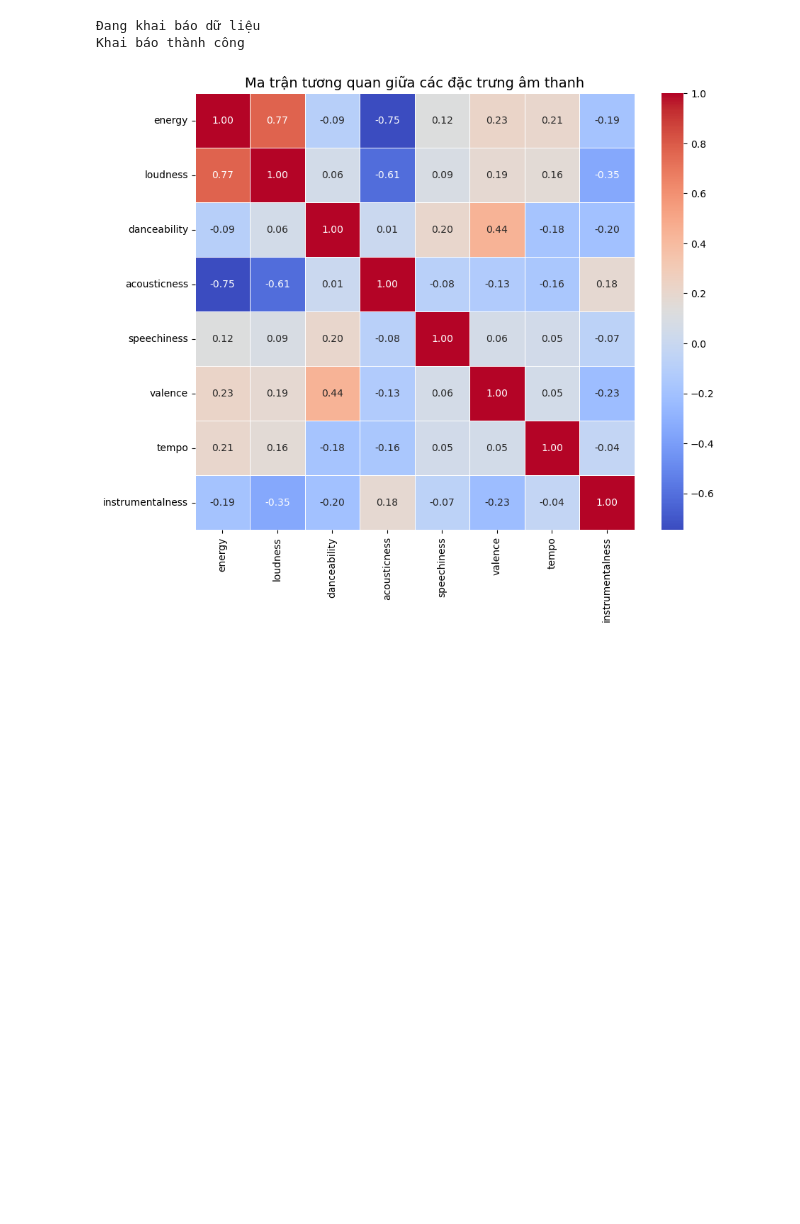
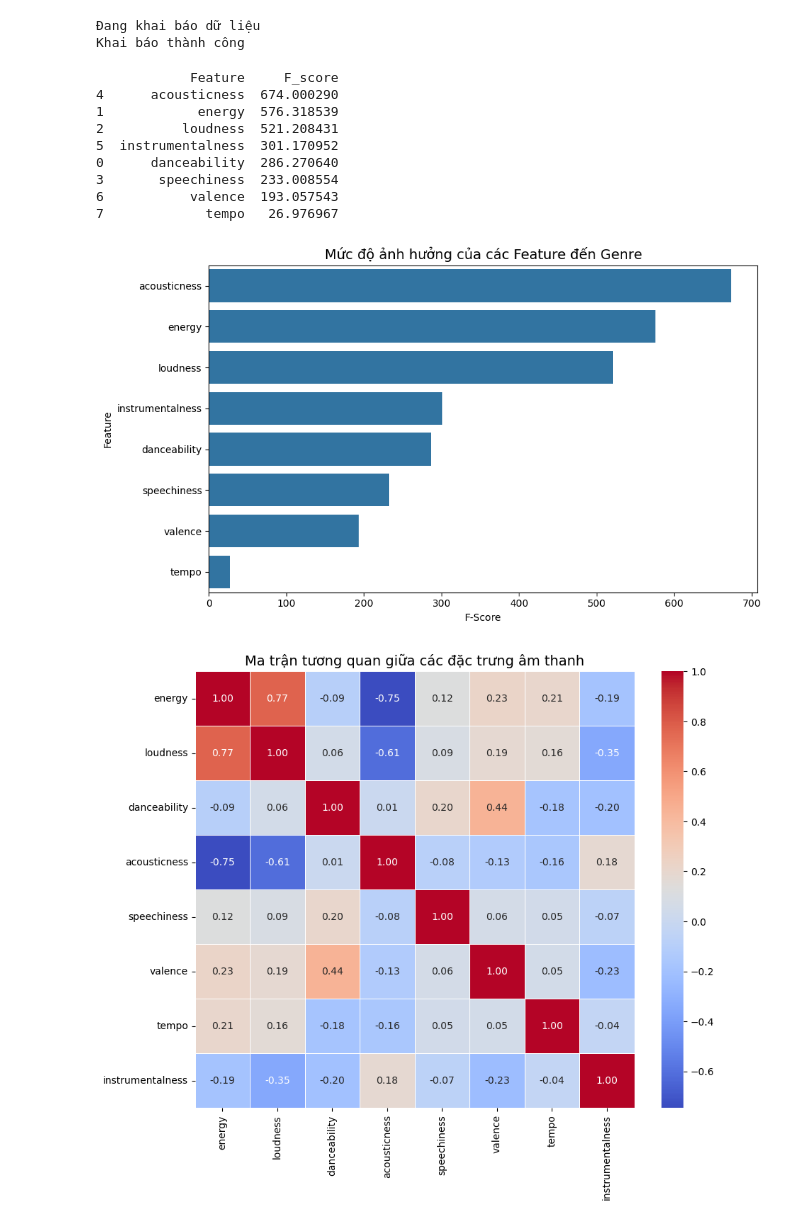
Before and after one commit to Dibenz204/Nhom07_SGU26_ML_MusicGenreClassification, a Jupyter notebook: EDA/MultivariateAnalysis.ipynb, the cells around one changed output. Cells and saved outputs as stored; diff of their text form; code cells hidden in the pictures; blank space fills up the shorter version.

```diff
--- a/EDA/MultivariateAnalysis.ipynb
+++ b/EDA/MultivariateAnalysis.ipynb
@@ -19,6 +19,70 @@ print('Khai báo thành công')
 # %% [output]
 Đang khai báo dữ liệu
 Khai báo thành công
+# %%
+# dùng ANOVA
+# chọn 8 cái như ma trận tương quan tui co giải thích phía dưới
+from sklearn.feature_selection import f_classif
+
+# Chọn feature
+features = [
+    'danceability',
+    'energy',
+    'loudness',
+    'speechiness',
+    'acousticness',
+    'instrumentalness',
+    'valence',
+    'tempo'
+]
+
+anova_df = df[features + ['Class']].dropna()
+
+X = anova_df[features]
+y = anova_df['Class']
+
+# Tính ANOVA F-score
+f_scores, p_values = f_classif(X, y)
+
+feature_scores = pd.DataFrame({
+    'Feature': features,
+    'F_score': f_scores
+})
+feature_scores = feature_scores.sort_values(
+    by='F_score',
+    ascending=False
+)
+
+print(feature_scores)
+
+plt.figure(figsize=(10,6))
+
+sns.barplot(
+    data=feature_scores,
+    x='F_score',
+    y='Feature'
+)
+
+plt.title(
+    "Mức độ ảnh hưởng của các Feature đến Genre",
+    fontsize=14
+)
+
+plt.xlabel("F-Score")
+plt.ylabel("Feature")
+
+plt.show()
+# %% [output]
+            Feature     F_score
+4      acousticness  674.000290
+1            energy  576.318539
+2          loudness  521.208431
+5  instrumentalness  301.170952
+0      danceability  286.270640
+3       speechiness  233.008554
+6           valence  193.057543
+7             tempo   26.976967
+[figure, added]
 # %%
 # ================================
 # MA TRẬN TƯƠNG QUAN (CORRELATION MATRIX)
```
Also changed, not shown: parts of 8 cells of this notebook, 2 other files.
